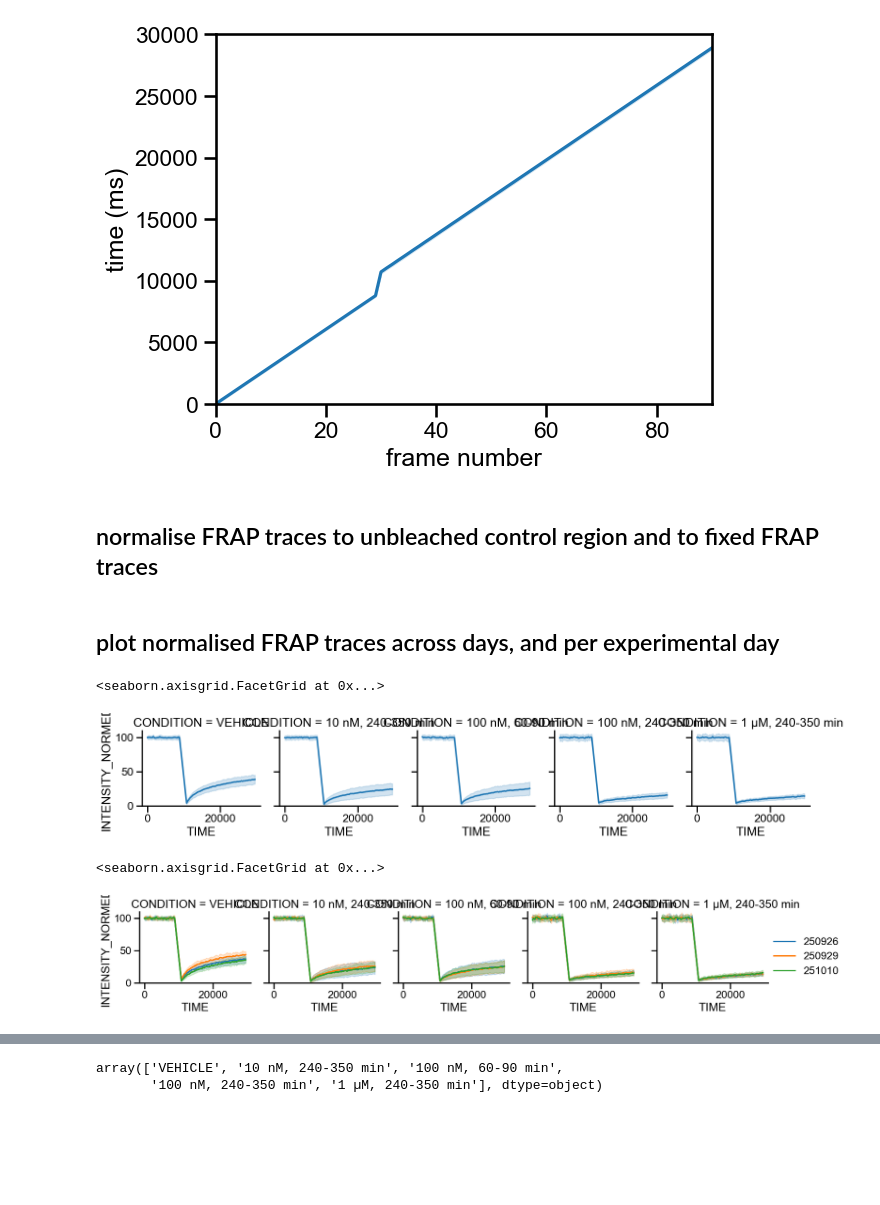
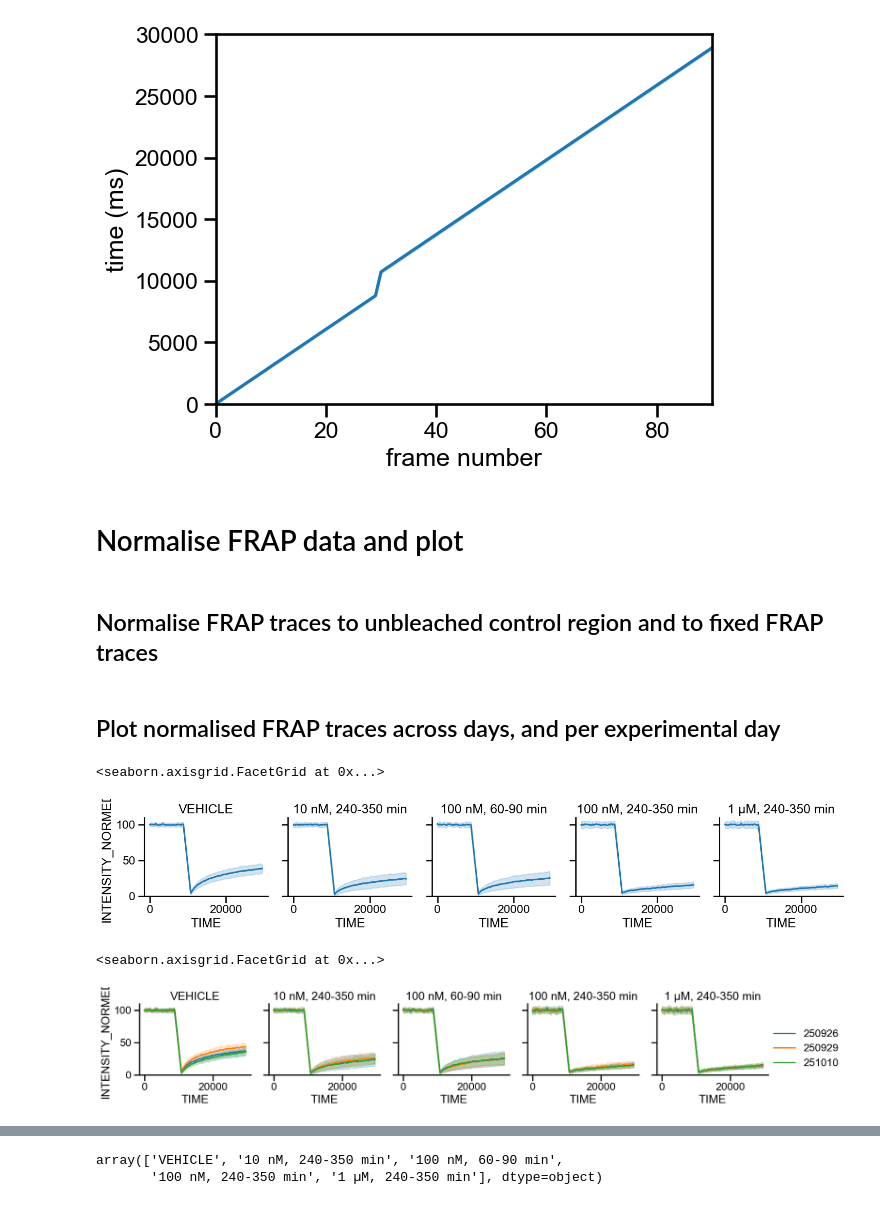
Before and after one commit to berrygroup/publications, a Jupyter notebook: 2026_POLR2A_homeostasis/Imaging/ZeissLSM900/mACPOLR2A_FRAP/mACPOLR2A_FRAP.ipynb, the cells around one changed output, grey strips where cells are left out. Saved outputs shown, nothing was run; the diff lists cells and outputs as text; code cells hidden in the pictures; blank space fills up the shorter version.

```diff
--- a/2026_POLR2A_homeostasis/Imaging/ZeissLSM900/mACPOLR2A_FRAP/mACPOLR2A_FRAP.ipynb
+++ b/2026_POLR2A_homeostasis/Imaging/ZeissLSM900/mACPOLR2A_FRAP/mACPOLR2A_FRAP.ipynb
@@ -435,8 +457,10 @@ plt.ylim(0,30000)
 # %% [output]
 (0.0, 30000.0)
 [figure]
+# %% [markdown]
+# Normalise FRAP data and plot
 # %% [markdown]
-## normalise FRAP traces to unbleached control region and to fixed FRAP traces
+## Normalise FRAP traces to unbleached control region and to fixed FRAP traces
 # %%
 frames = mClover_Data.FRAME.unique()
 mean_time = []
@@ -491,21 +515,25 @@ mClover_Normalised_Data = pd.DataFrame({
 "INTENSITY_NORMED" : intensities,
 "BASELINE_INTENSITY" : baseline_intensity})
 # %% [markdown]
-## plot normalised FRAP traces across days, and per experimental day
+## Plot normalised FRAP traces across days, and per experimental day
 # %%
 g = sns.FacetGrid(mClover_Normalised_Data, col = 'CONDITION', ylim = (0,110))
 
 g.map_dataframe(sns.lineplot, x = 'TIME', y = 'INTENSITY_NORMED', errorbar = 'sd')
+
+g.set_titles(col_template="{col_name}")
 # %% [output]
 <seaborn.axisgrid.FacetGrid at 0x...>
-[figure, old version]
+[figure, new version]
 # %%
 g = sns.FacetGrid(mClover_Normalised_Data, col = 'CONDITION', ylim = (0,110))
 
 g.map_dataframe(sns.lineplot, x = 'TIME', y = 'INTENSITY_NORMED', hue = 'DATE', errorbar = 'sd')
 
 g.add_legend()
+
+g.set_titles(col_template="{col_name}")
 # %% [output]
 <seaborn.axisgrid.FacetGrid at 0x...>
-[figure, old version]
+[figure, new version]
 # %%
```
Also changed, not shown: parts of 63 cells of this notebook.
